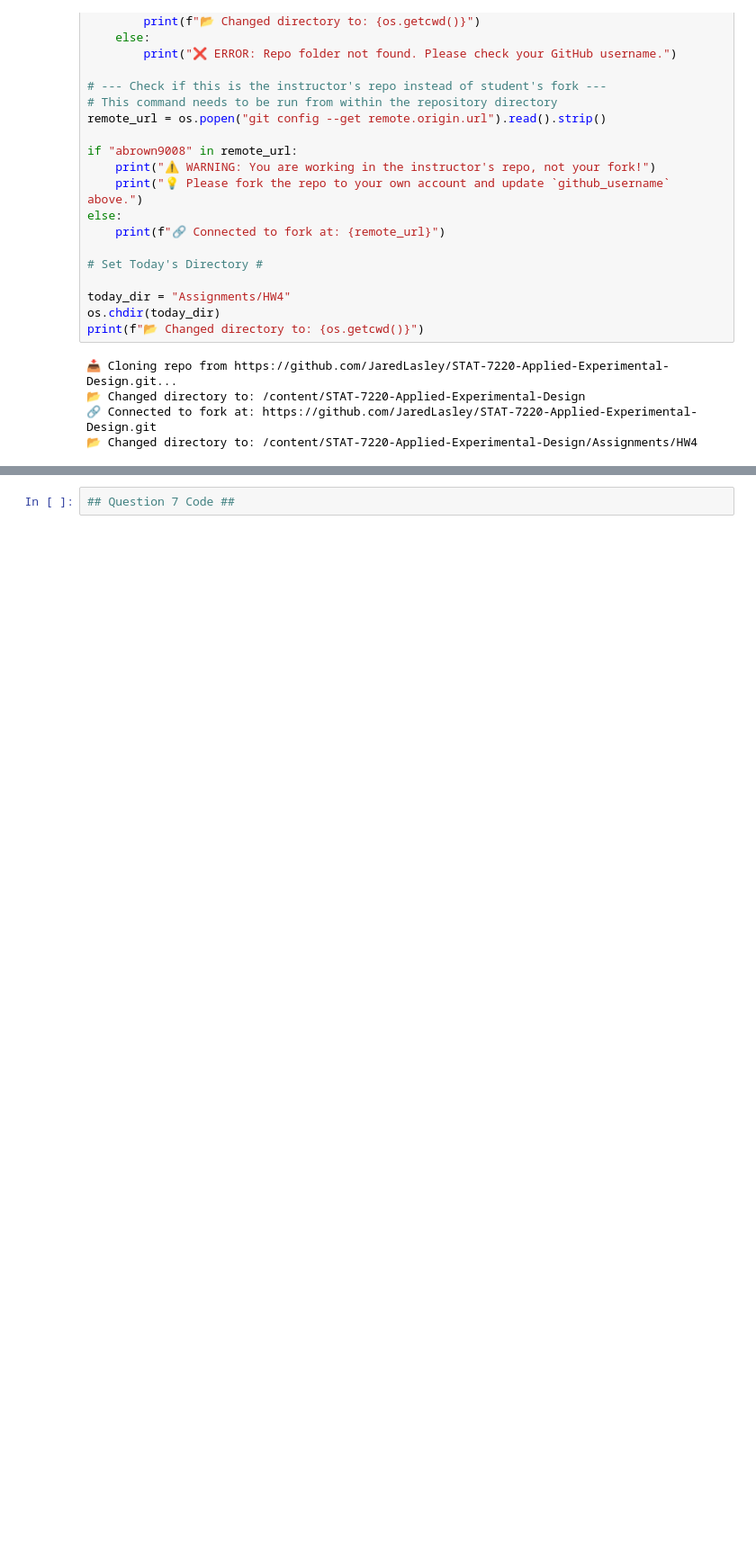
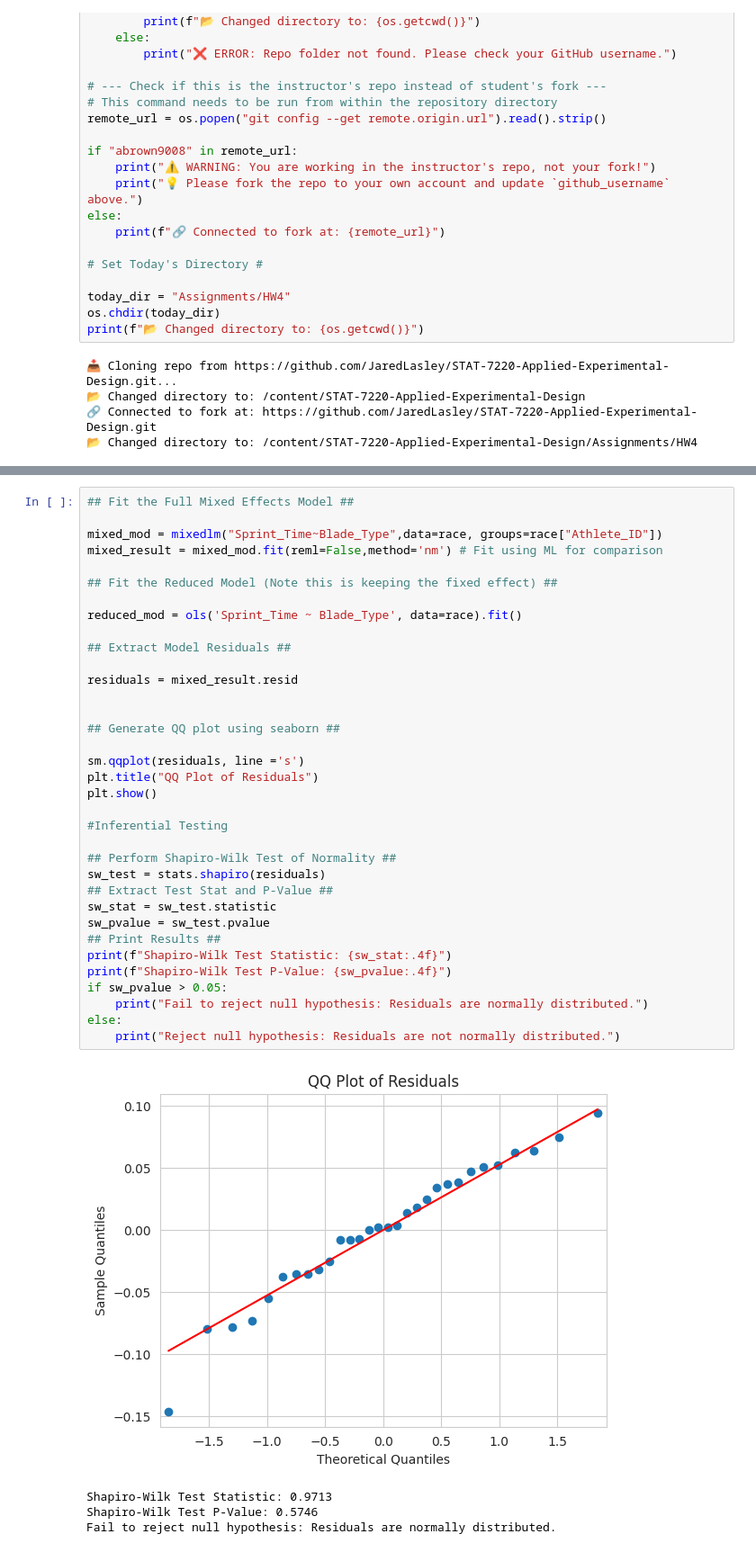
Before and after one commit to JaredLasley/STAT-7220-Applied-Experimental-Design, a Jupyter notebook: Assignments/HW4/HW4.ipynb, the cells around one changed output, grey strips where cells are left out. Shown at 90% size. Drawn from its saved outputs; the diff is of its cells as text; blank space fills up the shorter version.

```diff
--- a/Assignments/HW4/HW4.ipynb
+++ b/Assignments/HW4/HW4.ipynb
@@ -92,4 +160,42 @@ Because sprint performance is highly dependent on an individual athlete’s biom
 # %%
-## Question 7 Code ##
+## Fit the Full Mixed Effects Model ##
+
+mixed_mod = mixedlm("Sprint_Time~Blade_Type",data=race, groups=race["Athlete_ID"])
+mixed_result = mixed_mod.fit(reml=False,method='nm') # Fit using ML for comparison
+
+## Fit the Reduced Model (Note this is keeping the fixed effect) ##
+
+reduced_mod = ols('Sprint_Time ~ Blade_Type', data=race).fit()
+
+## Extract Model Residuals ##
+
+residuals = mixed_result.resid
+
+
+## Generate QQ plot using seaborn ##
+
+sm.qqplot(residuals, line ='s')
+plt.title("QQ Plot of Residuals")
+plt.show()
+
+#Inferential Testing
+
+## Perform Shapiro-Wilk Test of Normality ##
+sw_test = stats.shapiro(residuals)
+## Extract Test Stat and P-Value ##
+sw_stat = sw_test.statistic
+sw_pvalue = sw_test.pvalue
+## Print Results ##
+print(f"Shapiro-Wilk Test Statistic: {sw_stat:.4f}")
+print(f"Shapiro-Wilk Test P-Value: {sw_pvalue:.4f}")
+if sw_pvalue > 0.05:
+    print("Fail to reject null hypothesis: Residuals are normally distributed.")
+else:
+    print("Reject null hypothesis: Residuals are not normally distributed.")
+# %% [output]
+[figure, added]
+Shapiro-Wilk Test Statistic: 0.9713
+Shapiro-Wilk Test P-Value: 0.5746
+Fail to reject null hypothesis: Residuals are normally distributed.
 # %% [markdown]
 8. **Using the visual method described in the lecture notes**, check the assumption of constant variance. Do we have support for the assumption of constant variance? Why or why not?
```
Also changed, not shown: parts of 12 cells of this notebook.
